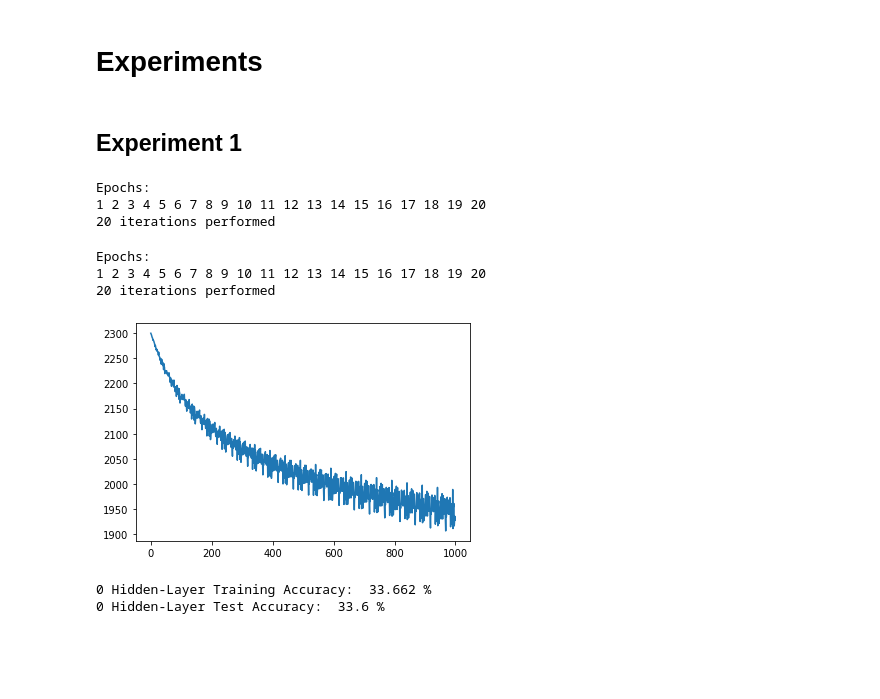
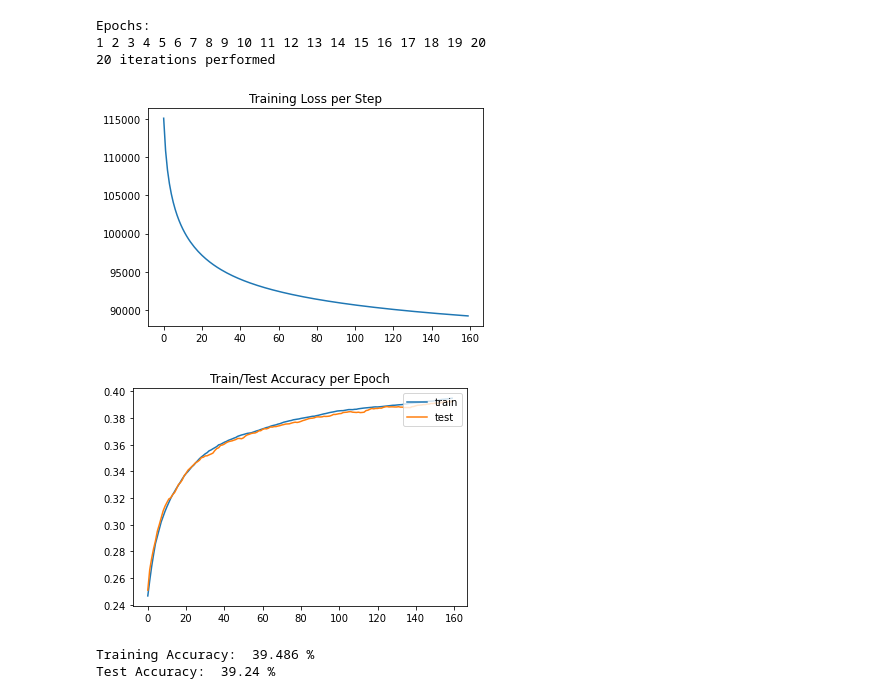
Before and after one commit to Justin-Lacoste/Image-Classification-MLP-and-CNN, a Jupyter notebook: Image_Recognition_MLP_CNN.ipynb, the cells around one changed output. Saved outputs shown, nothing was run; the diff lists cells and outputs as text; code cells hidden in the pictures; blank space fills up the shorter version.

```diff
--- a/Image_Recognition_MLP_CNN.ipynb
+++ b/Image_Recognition_MLP_CNN.ipynb
@@ -312,19 +395,0 @@ np.exp(709)
-# %%
-shuffle = list(zip(x_train, y_train))
-random.shuffle(shuffle)
-x_train, y_train = zip(*shuffle)
-num_train = 300
-
-
-mlp = MultiLayerPerceptron(MultiLayerPerceptron.relu, 2, [256, 256])
-
-preds = mlp.predict(x_train[:num_train])
-print("Initial Accuracy: ", MultiLayerPerceptron.accuracy(y_train[:num_train], preds)*100, "%")
-
-mlp.fit(x_train[:num_train], y_train[:num_train], learning_rate=0.0004, epsilon=0.0000001, max_iters=1000, batch_size=100)
-
-preds = mlp.predict(x_train[:num_train])
-print("Final Accuracy: ", MultiLayerPerceptron.accuracy(y_train[:num_train], preds)*100, "%")
-
-plt.plot(range(len(mlp.loss_per_epoch)), mlp.loss_per_epoch)
-plt.show()
@@ -345,5 +396,3 @@ plt.show()
-# %% [markdown]
-# Experiments
 # %%
 ### SHUFFLE ###
 shuffle = list(zip(x_train, y_train))
@@ -353,5 +402,3 @@ x_train, y_train = zip(*shuffle)
 shuffle = list(zip(x_test, y_test))
 random.shuffle(shuffle)
 x_test, y_test = zip(*shuffle)
-# %% [markdown]
-## Experiment 1
@@ -358,29 +410,16 @@ x_test, y_test = zip(*shuffle)
 # %%
 ### 0 HIDDEN-LAYER TRAINING ###
 mlp_0 = MultiLayerPerceptron(MultiLayerPerceptron.relu, 0, [])
-mlp_0.fit(x_train, y_train, learning_rate=0.0000001, epsilon=0.0000001, max_iters=20, batch_size=1000)
+mlp_0.fit(x_train, y_train, learning_rate=0.0000001, epsilon=0.0000001, max_iters=20, batch_size=50000, x_test=x_test, y_test=y_test)
 # %% [output]
 Epochs:
 1 2 3 4 5 6 7 8 9 10 11 12 13 14 15 16 17 18 19 20
 20 iterations performed
+[figure, added]
+[figure, added]
+Training Accuracy:  39.486 %
+Test Accuracy:  39.24 %
 # %%
 ### 1 HIDDEN-LAYER TRAINING ###
-mlp_0 = MultiLayerPerceptron(MultiLayerPerceptron.relu, 1, [256])
-mlp_0.fit(x_train, y_train, learning_rate=0.0000001, epsilon=0.006, max_iters=20, batch_size=1000)
+#mlp_1 = MultiLayerPerceptron(MultiLayerPerceptron.relu, 1, [256])
+mlp_1.fit(x_train, y_train, learning_rate=0.02, epsilon=0.0000001, max_iters=100, batch_size=10000, x_test=x_test, y_test=y_test)
-# %% [output]
-Epochs:
-1 2 3 4 5 6 7 8 9 10 11 12 13 14 15 16 17 18 19 20
-20 iterations performed
-# %%
-plt.plot(range(len(mlp_0.loss_per_epoch)), mlp_0.loss_per_epoch)
-plt.show()
-# %% [output]
-[figure, removed]
-# %%
-preds_train = mlp_0.predict(x_train)
-preds_test = mlp_0.predict(x_test)
-print("0 Hidden-Layer Training Accuracy: ", MultiLayerPerceptron.accuracy(y_train, preds_train)*100, "%")
-print("0 Hidden-Layer Test Accuracy: ", MultiLayerPerceptron.accuracy(y_test, preds_test)*100, "%")
-# %% [output]
-0 Hidden-Layer Training Accuracy:  33.662 %
-0 Hidden-Layer Test Accuracy:  33.6 %
```
Also changed, not shown: parts of 13 cells of this notebook, 1 other file.
